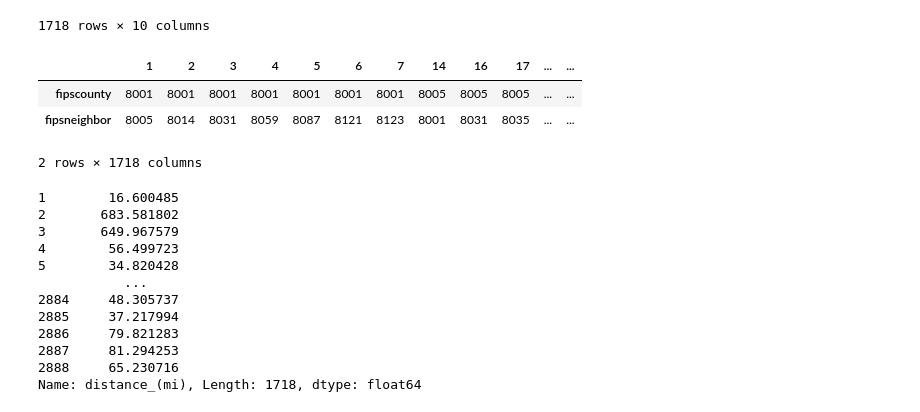
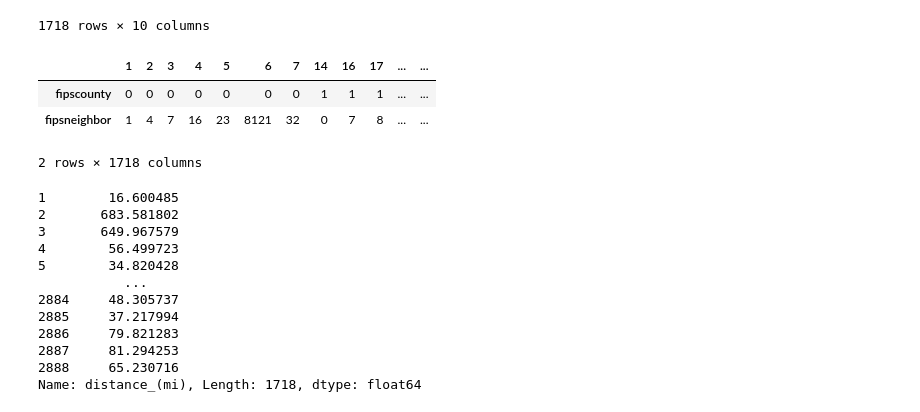
Before and after one commit to shakesy94/ev_adoption_ml, a Jupyter notebook: Preprocessing and Featurization.ipynb, the cells around one changed output. Saved outputs shown, nothing was run; the diff lists cells and outputs as text; code cells hidden in the pictures.

```diff
--- a/Preprocessing and Featurization.ipynb
+++ b/Preprocessing and Featurization.ipynb
@@ -525,3 +525,16 @@ df
 11089 rows × 17 columns
 # %% [markdown]
 # Extract 1 Month for GNN
+# %%
+df = pd.read_csv('./Data/df_all_features_county.csv')
+# Desired prediction var
+predict_label = ['PHEV', 'BEV']
+
+# Drop zip code since it would increase the number of features by ~4k
+# also zip code is highly correlated to population and income
+# Drop registration date since we will change to Unix timestamps
+drop_col = ['state','County', 'Registration Date']
+
+# Get labels of all features
+features = [c for c in df.columns if c not in predict_label + drop_col]
+features
@@ -528,6 +570,7 @@ df
 # %%
 month = '2021-04-01'
 df_m = df[df['Registration Date'] == month]
+df_m = df_m.reset_index(drop=True)
 df_m
 # %% [output]
 |  | Registration Date | County | PHEV | Average EV Price | New Car Average | population | household_income | ... |
@@ -645,16 +681,22 @@ df_e
 | 2887 | Yakima County, WA | 53077 | Pierce County, WA | 53053 | Yakima County | WA | Pierce County | WA | ... |
 | 2888 | Yakima County, WA | 53077 | Skamania County, WA | 53059 | Yakima County | WA | Skamania County | WA | ... |
 1718 rows × 10 columns
+# %%
+# map dict
+idx_list = list(range(len(df_m)))
+
+mapping_dic = dict(zip(fips_list, idx_list))
 # %%
 # list of edge indices, 2 x n_edges
 df_e_idx = df_e[['fipscounty', 'fipsneighbor']]
+df_e_idx = df_e_idx.replace(mapping_dic)
 df_e_idx = df_e_idx.T
 df_e_idx.to_csv('./Data/df_e_idx_gnn.csv', index = False)
 df_e_idx
 # %% [output]
 |  | 1 | 2 | 3 | 4 | 5 | 6 | 7 | 14 | 16 | 17 | ... | ... |
-| fipscounty | 8001 | 8001 | 8001 | 8001 | 8001 | 8001 | 8001 | 8005 | 8005 | 8005 | ... | ... |
-| fipsneighbor | 8005 | 8014 | 8031 | 8059 | 8087 | 8121 | 8123 | 8001 | 8031 | 8035 | ... | ... |
+| fipscounty | 0 | 0 | 0 | 0 | 0 | 0 | 0 | 1 | 1 | 1 | ... | ... |
+| fipsneighbor | 1 | 4 | 7 | 16 | 23 | 8121 | 32 | 0 | 7 | 8 | ... | ... |
 2 rows × 1718 columns
 # %%
 # list of edge attributes, n_edges x n_edge_attributes
```
Also changed, not shown: parts of 6 cells of this notebook, 2 other files.
